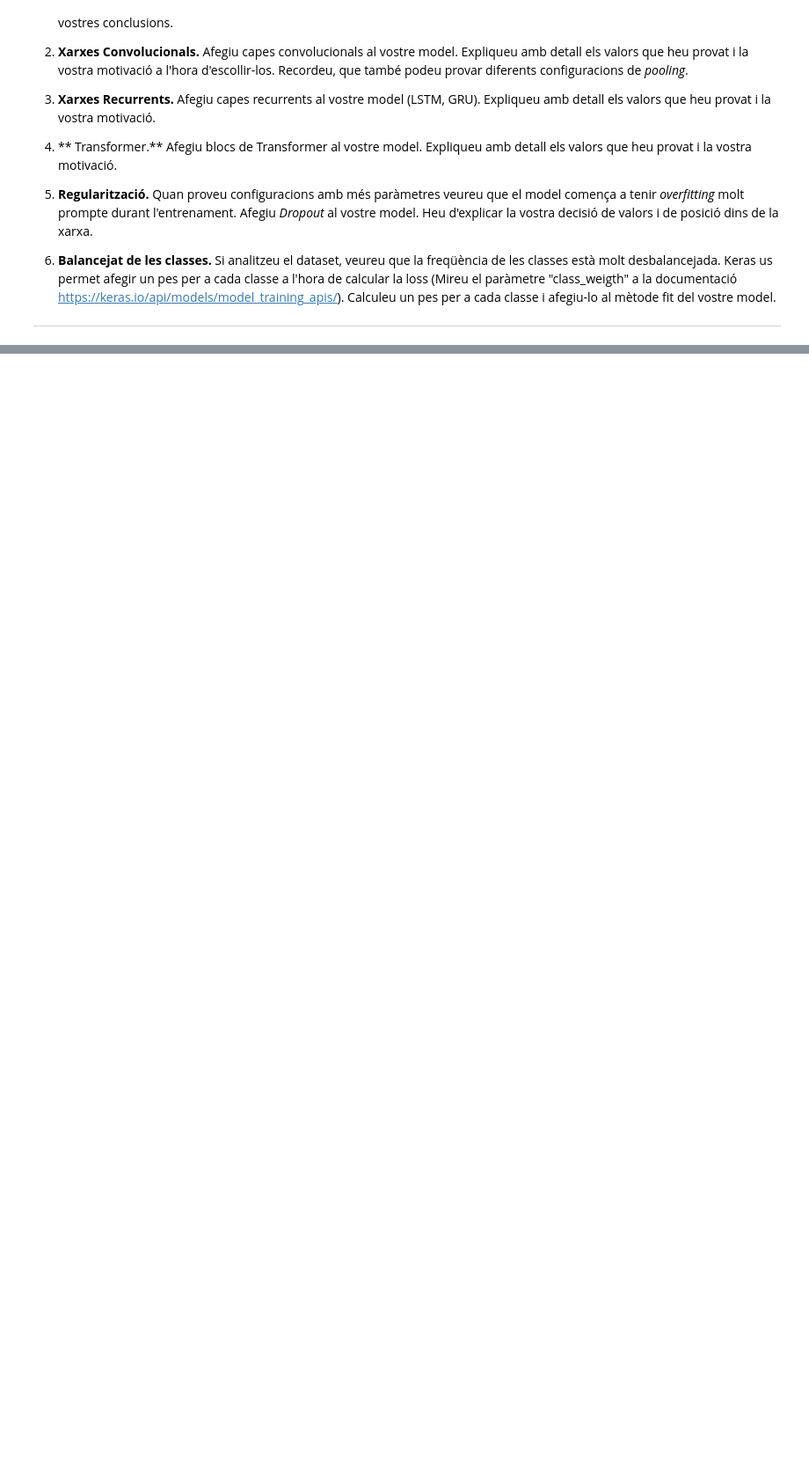
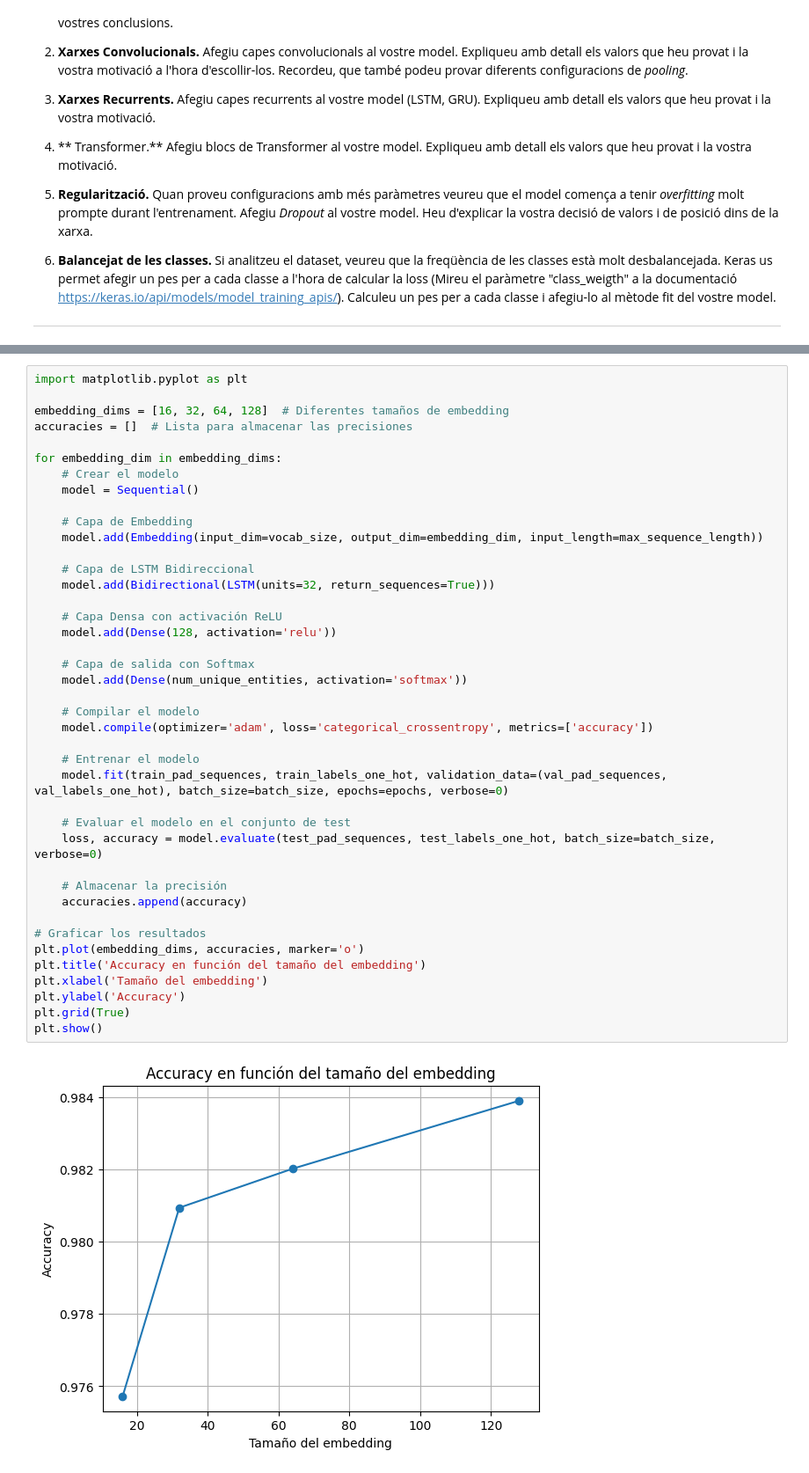
Before and after one commit to gallego-c/TVD_P2_ClaudiaVeronica, a Jupyter notebook: scripts/TVD_P2_2_ClaudiaVeronica.ipynb, the cells around one changed output, grey strips where cells are left out. Shown at 88% size. Drawn from its saved outputs; the diff is of its cells as text; blank space fills up the shorter version.

```diff
--- a/scripts/TVD_P2_2_ClaudiaVeronica.ipynb
+++ b/scripts/TVD_P2_2_ClaudiaVeronica.ipynb
@@ -538,0 +554,43 @@ Modifiqueu els següents paràmetres del model anterior i analitzeu com afecten
+# %%
+import matplotlib.pyplot as plt
+
+embedding_dims = [16, 32, 64, 128]  # Diferentes tamaños de embedding
+accuracies = []  # Lista para almacenar las precisiones
+
+for embedding_dim in embedding_dims:
+    # Crear el modelo
+    model = Sequential()
+
+    # Capa de Embedding
+    model.add(Embedding(input_dim=vocab_size, output_dim=embedding_dim, input_length=max_sequence_length))
+
+    # Capa de LSTM Bidireccional
+    model.add(Bidirectional(LSTM(units=32, return_sequences=True)))
+
+    # Capa Densa con activación ReLU
+    model.add(Dense(128, activation='relu'))
+
+    # Capa de salida con Softmax
+    model.add(Dense(num_unique_entities, activation='softmax'))
+
+    # Compilar el modelo
+    model.compile(optimizer='adam', loss='categorical_crossentropy', metrics=['accuracy'])
+
+    # Entrenar el modelo
+    model.fit(train_pad_sequences, train_labels_one_hot, validation_data=(val_pad_sequences, val_labels_one_hot), batch_size=batch_size, epochs=epochs, verbose=0)
+
+    # Evaluar el modelo en el conjunto de test
+    loss, accuracy = model.evaluate(test_pad_sequences, test_labels_one_hot, batch_size=batch_size, verbose=0)
+
+    # Almacenar la precisión
+    accuracies.append(accuracy)
+
+# Graficar los resultados
+plt.plot(embedding_dims, accuracies, marker='o')
+plt.title('Accuracy en función del tamaño del embedding')
+plt.xlabel('Tamaño del embedding')
+plt.ylabel('Accuracy')
+plt.grid(True)
+plt.show()
+# %% [output]
+[figure, added]
```
Also changed, not shown: parts of 24 cells of this notebook.
